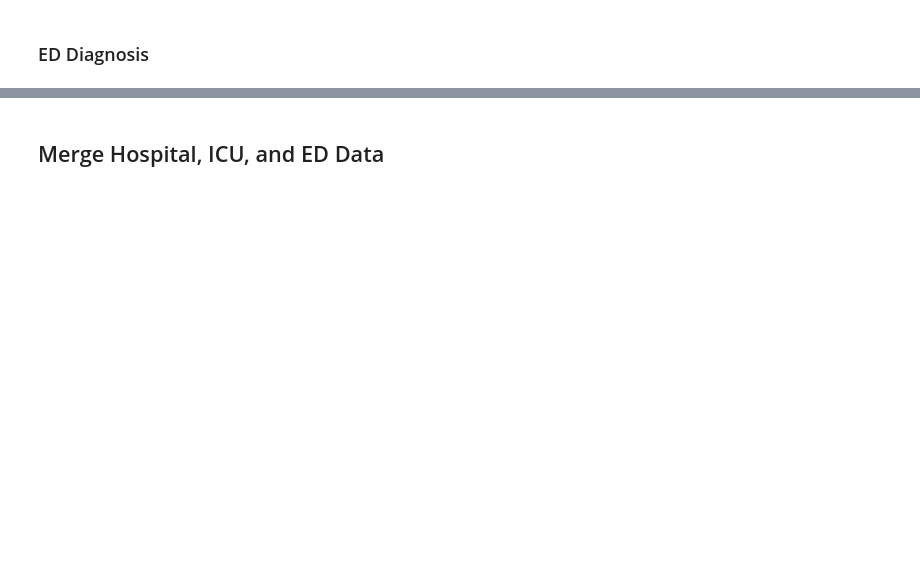
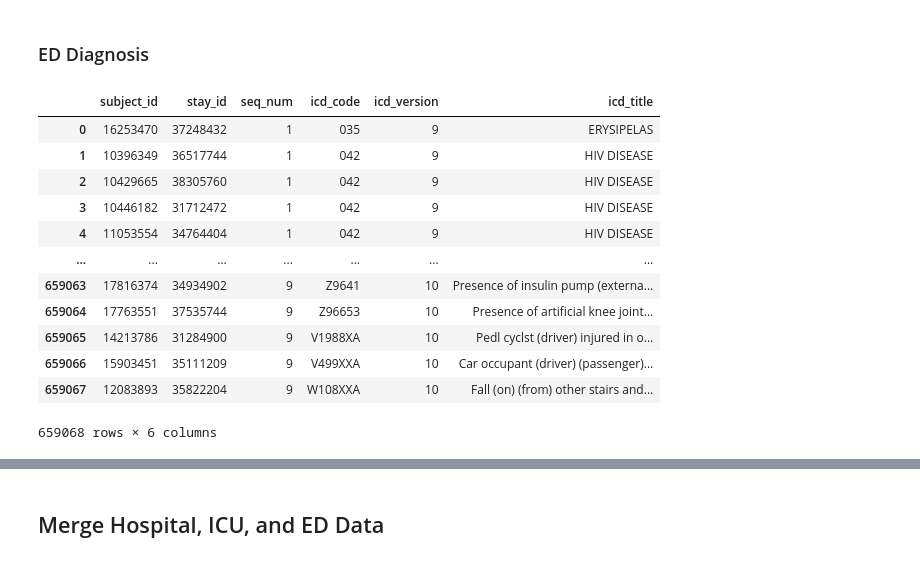
Before and after one commit to brandonng2/ClinicalDigitalTwin, a Jupyter notebook: notebooks/static_preprocessing.ipynb, the cells around one changed output, grey strips where cells are left out. Cells and saved outputs as stored; diff of their text form; code cells hidden in the pictures; blank space fills up the shorter version.

```diff
--- a/notebooks/static_preprocessing.ipynb
+++ b/notebooks/static_preprocessing.ipynb
@@ -230,6 +224,22 @@ ed_disposition          string[python]
 dtype: object
 # %% [markdown]
 ### ED Diagnosis
+# %%
+ed_diagnosis_df
+# %% [output]
+|  | subject_id | stay_id | seq_num | icd_code | icd_version | icd_title |
+| 0 | 16253470 | 37248432 | 1 | 035 | 9 | ERYSIPELAS |
+| 1 | 10396349 | 36517744 | 1 | 042 | 9 | HIV DISEASE |
+| 2 | 10429665 | 38305760 | 1 | 042 | 9 | HIV DISEASE |
+| 3 | 10446182 | 31712472 | 1 | 042 | 9 | HIV DISEASE |
+| 4 | 11053554 | 34764404 | 1 | 042 | 9 | HIV DISEASE |
+| ... | ... | ... | ... | ... | ... | ... |
+| 659063 | 17816374 | 34934902 | 9 | Z9641 | 10 | Presence of insulin pump (externa... |
+| 659064 | 17763551 | 37535744 | 9 | Z96653 | 10 | Presence of artificial knee joint... |
+| 659065 | 14213786 | 31284900 | 9 | V1988XA | 10 | Pedl cyclst (driver) injured in o... |
+| 659066 | 15903451 | 35111209 | 9 | V499XXA | 10 | Car occupant (driver) (passenger)... |
+| 659067 | 12083893 | 35822204 | 9 | W108XXA | 10 | Fall (on) (from) other stairs and... |
+659068 rows × 6 columns
 # %%
 ed_diagnosis_df_cleaned = clean_diagnosis_data(ed_diagnosis_df, 'ed')
 ed_diagnosis_df_cleaned.head()
```
Also changed, not shown: parts of 29 cells of this notebook, 4 other files.
